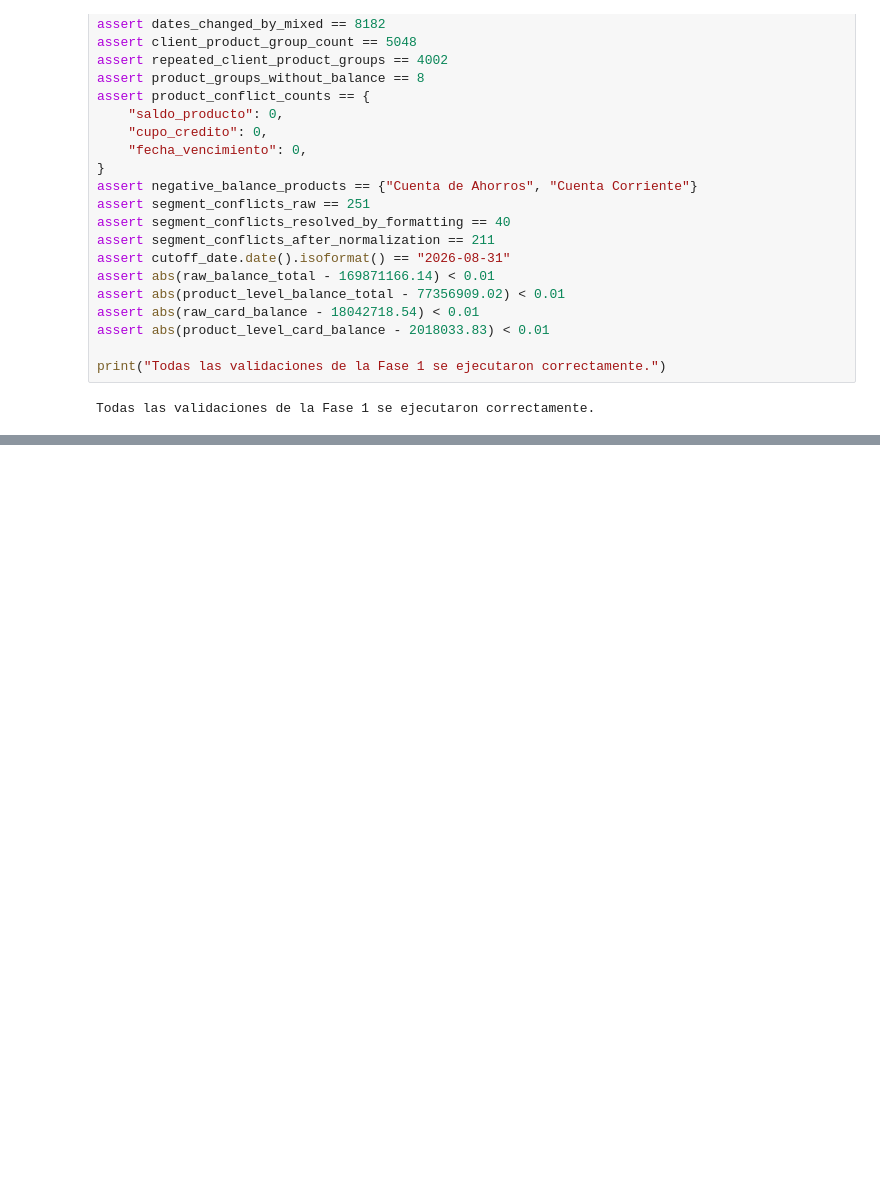
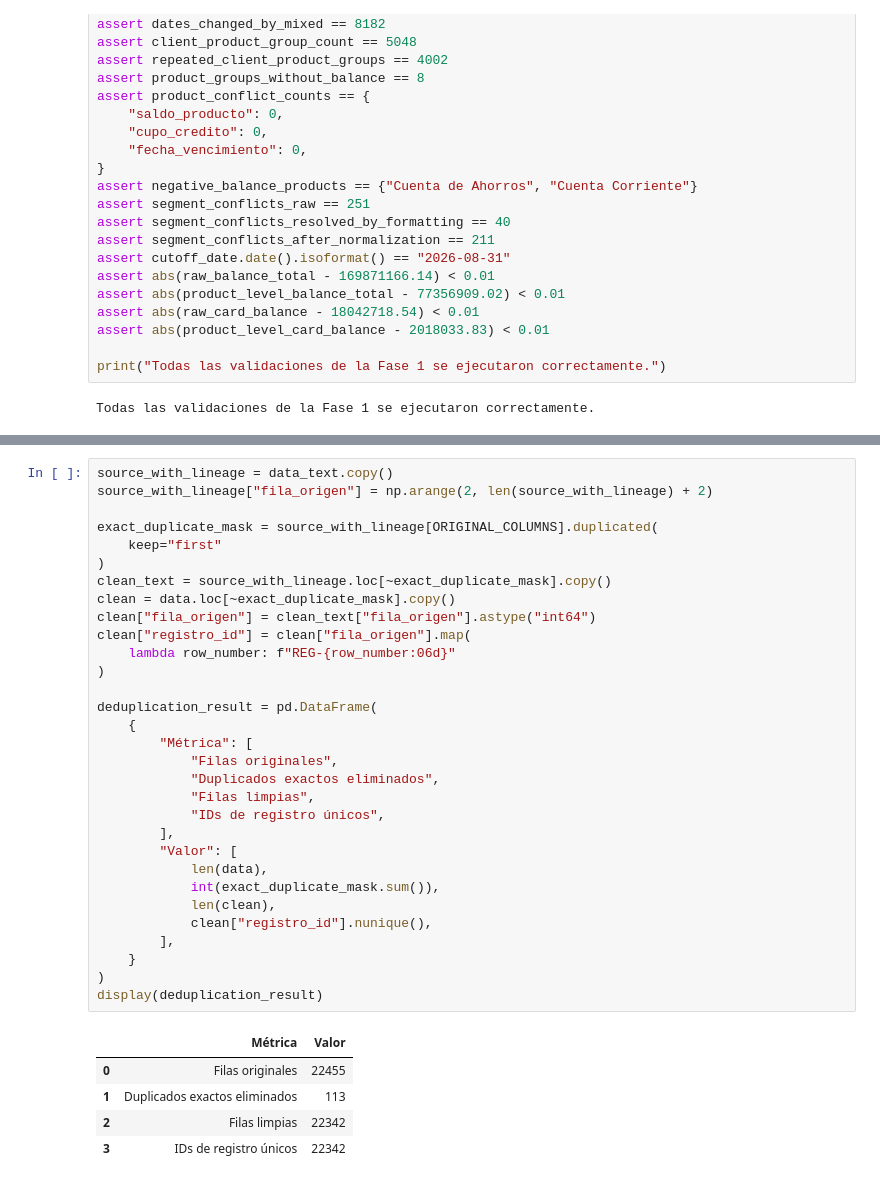
Before and after one commit to gabrandr/prueba-tecnica-especialista-analitica, a Jupyter notebook: analysis/analysis.ipynb, the cells around one changed output, grey strips where cells are left out. Cells and saved outputs as stored; diff of their text form; blank space fills up the shorter version.

Commit message:
feat: limpiar dataset y construir modelo analitico

```diff
--- a/analysis/analysis.ipynb
+++ b/analysis/analysis.ipynb
@@ -1033,0 +1159,37 @@ Todas las validaciones de la Fase 1 se ejecutaron correctamente.
+# %%
+source_with_lineage = data_text.copy()
+source_with_lineage["fila_origen"] = np.arange(2, len(source_with_lineage) + 2)
+
+exact_duplicate_mask = source_with_lineage[ORIGINAL_COLUMNS].duplicated(
+    keep="first"
+)
+clean_text = source_with_lineage.loc[~exact_duplicate_mask].copy()
+clean = data.loc[~exact_duplicate_mask].copy()
+clean["fila_origen"] = clean_text["fila_origen"].astype("int64")
+clean["registro_id"] = clean["fila_origen"].map(
+    lambda row_number: f"REG-{row_number:06d}"
+)
+
+deduplication_result = pd.DataFrame(
+    {
+        "Métrica": [
+            "Filas originales",
+            "Duplicados exactos eliminados",
+            "Filas limpias",
+            "IDs de registro únicos",
+        ],
+        "Valor": [
+            len(data),
+            int(exact_duplicate_mask.sum()),
+            len(clean),
+            clean["registro_id"].nunique(),
+        ],
+    }
+)
+display(deduplication_result)
+# %% [output]
+|  | Métrica | Valor |
+| 0 | Filas originales | 22455 |
+| 1 | Duplicados exactos eliminados | 113 |
+| 2 | Filas limpias | 22342 |
+| 3 | IDs de registro únicos | 22342 |
```
Also changed, not shown: parts of 25 cells of this notebook, 9 other files.
